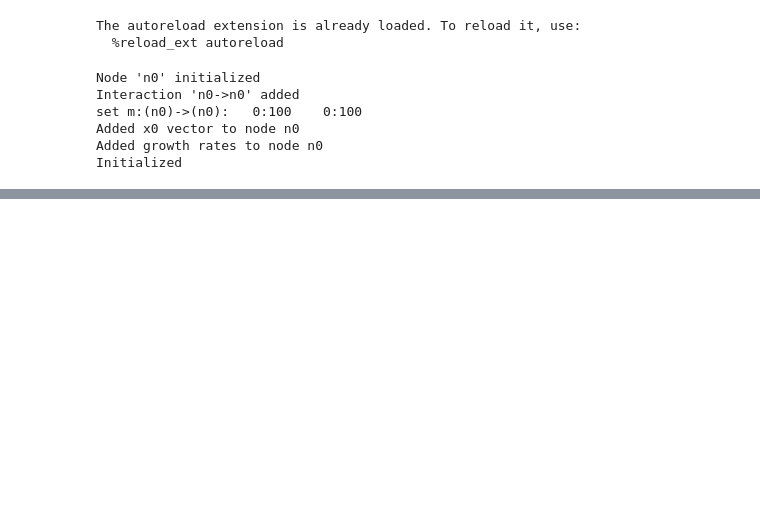
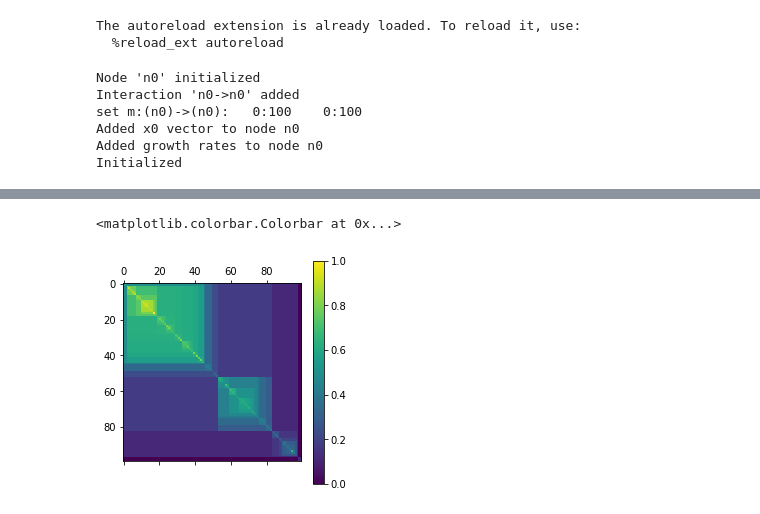
Before and after one commit to pchlenski/phylosig, a Jupyter notebook: 04_lotka_volterra.ipynb, the cells around one changed output, grey strips where cells are left out. Cells and saved outputs as stored; diff of their text form; code cells hidden in the pictures; blank space fills up the shorter version.

```diff
--- a/04_lotka_volterra.ipynb
+++ b/04_lotka_volterra.ipynb
@@ -36,0 +121,6 @@ for patient in y:
+# %%
+plt.matshow(pl.C / pl.C.max(axis=(0,1)))
+plt.colorbar(
+# %% [output]
+<matplotlib.colorbar.Colorbar at 0x...>
+[figure, added]
```
Also changed, not shown: parts of 6 cells of this notebook, 10 other files.
